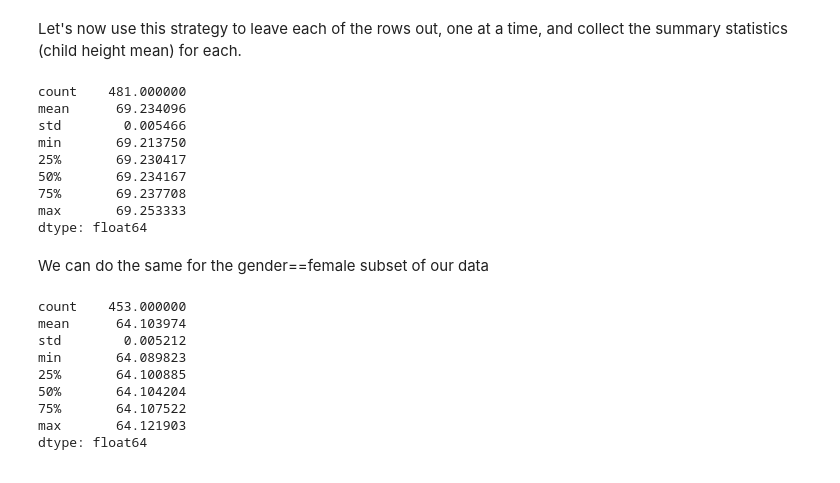
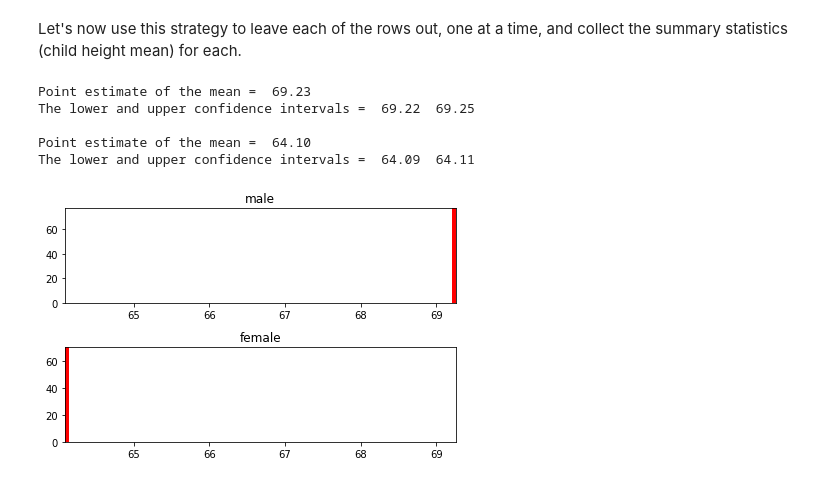
Before and after one commit to StephenElston/DataScience410, a Jupyter notebook: Lecture5/Bootstrap.ipynb, the cells around one changed output. Drawn from its saved outputs; the diff is of its cells as text; code cells hidden in the pictures.

```diff
--- a/Lecture5/Bootstrap.ipynb
+++ b/Lecture5/Bootstrap.ipynb
@@ -331,37 +307,20 @@ Let's now use this strategy to leave each of the rows out, one at a time, and co
 # %%
 male_jk_means = pandas.Series([
         male.drop(male.iloc[[i]].index).childHeight.mean()
         for i in range(len(male))])
 
-male_jk_means.describe()
+female_jk_means = pandas.Series([
+        female.drop(female.iloc[[i]].index).childHeight.mean()
+        for i in range(len(female))])
+
+plot_dists(male_jk_means,female_jk_means, nbins=20, a_label='male', b_label='female', p=5)
 # %% [output]
-count    481.000000
-mean      69.234096
-std        0.005466
-min       69.213750
-25%       69.230417
-50%       69.234167
-75%       69.237708
-max       69.253333
-dtype: float64
+Point estimate of the mean =  69.23
+The lower and upper confidence intervals =  69.22  69.25
+
+Point estimate of the mean =  64.10
+The lower and upper confidence intervals =  64.09  64.11
+[figure, added]
-# %% [markdown]
-We can do the same for the gender==female subset of our data
-# %%
-female_jk_means = pandas.Series([
-        female.drop(male.iloc[[i]].index).childHeight.mean()
-        for i in range(len(female))])
-
-female_jk_means.describe()
-# %% [output]
-count    453.000000
-mean      64.103974
-std        0.005212
-min       64.089823
-25%       64.100885
-50%       64.104204
-75%       64.107522
-max       64.121903
-dtype: float64
 # %% [markdown]
 ## Cross Validation
 
```
Also changed, not shown: parts of 36 cells of this notebook.
